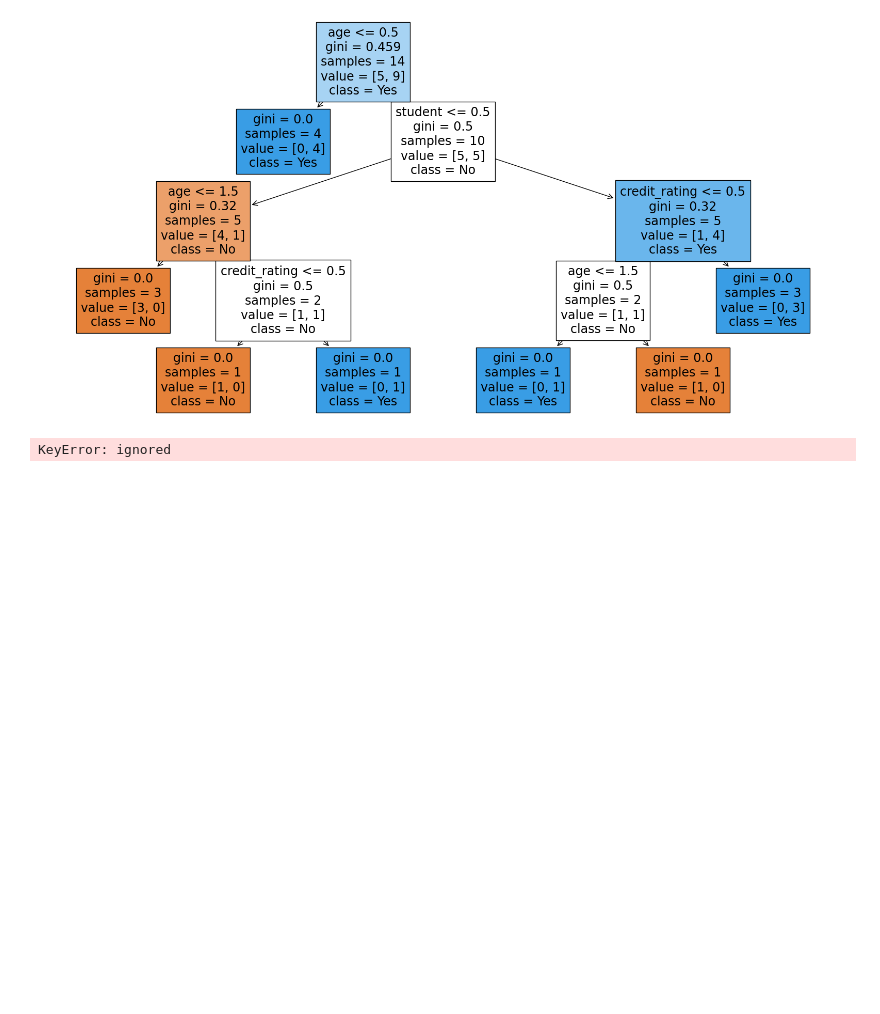
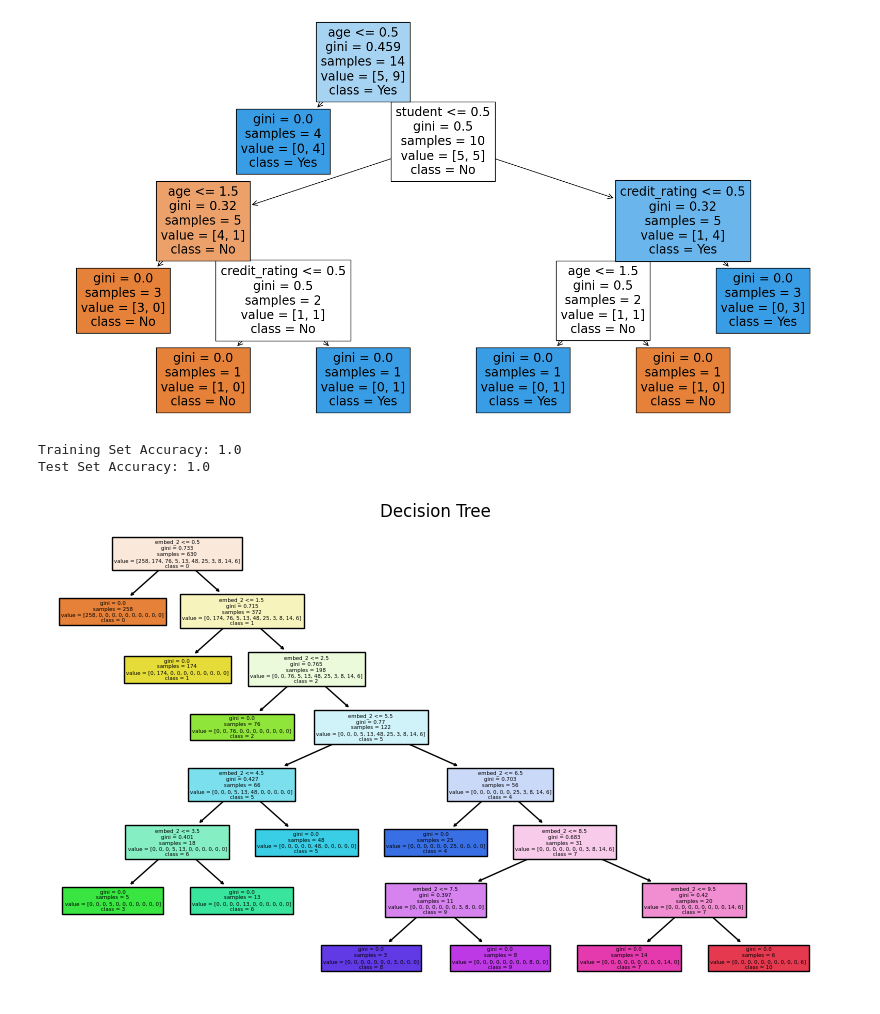
Before and after one commit to Sravan123123/ml, a Jupyter notebook: MACHINE_LEARNING_LAB4_21203.ipynb, the cells around one changed output. Cells and saved outputs as stored; diff of their text form; code cells hidden in the pictures; blank space fills up the shorter version.

```diff
--- a/MACHINE_LEARNING_LAB4_21203.ipynb
+++ b/MACHINE_LEARNING_LAB4_21203.ipynb
@@ -236,35 +236,37 @@ from sklearn.model_selection import train_test_split
 import matplotlib.pyplot as plt
 from sklearn.tree import plot_tree
 
 
 # Separate features (X) and target (y)
-X = df[['', '']]
+X = df[['Id', 'Label']]
 y = df['Label']
 
 # Split the data into training and test sets (70% training, 30% test)
 Tr_X, Te_X, Tr_y, Te_y = train_test_split(X, y, test_size=0.3, random_state=42)
 
 # Create a Decision Tree classifier
 model = DecisionTreeClassifier()
 
 # Fit the model on the training data
 model.fit(Tr_X, Tr_y)
 
 # Training Set accuracy
 train_accuracy = model.score(Tr_X, Tr_y)
 
 # Test Set Accuracy
 test_accuracy = model.score(Te_X, Te_y)
 
 print(f"Training Set Accuracy: {train_accuracy}")
 print(f"Test Set Accuracy: {test_accuracy}")
 class_names = df['Label'].unique().astype(str).tolist()
 plt.figure(figsize=(10, 6))
 plot_tree(model, filled=True, feature_names=['embed_1', 'embed_2'], class_names=class_names)
 plt.title("Decision Tree")
 plt.show()
 # %% [output]
-KeyError: ignored
+Training Set Accuracy: 1.0
+Test Set Accuracy: 1.0
+[figure, added]
 # %%
 import pandas as pd
 from sklearn.tree import DecisionTreeClassifier
```
Also changed, not shown: parts of 3 cells of this notebook.
